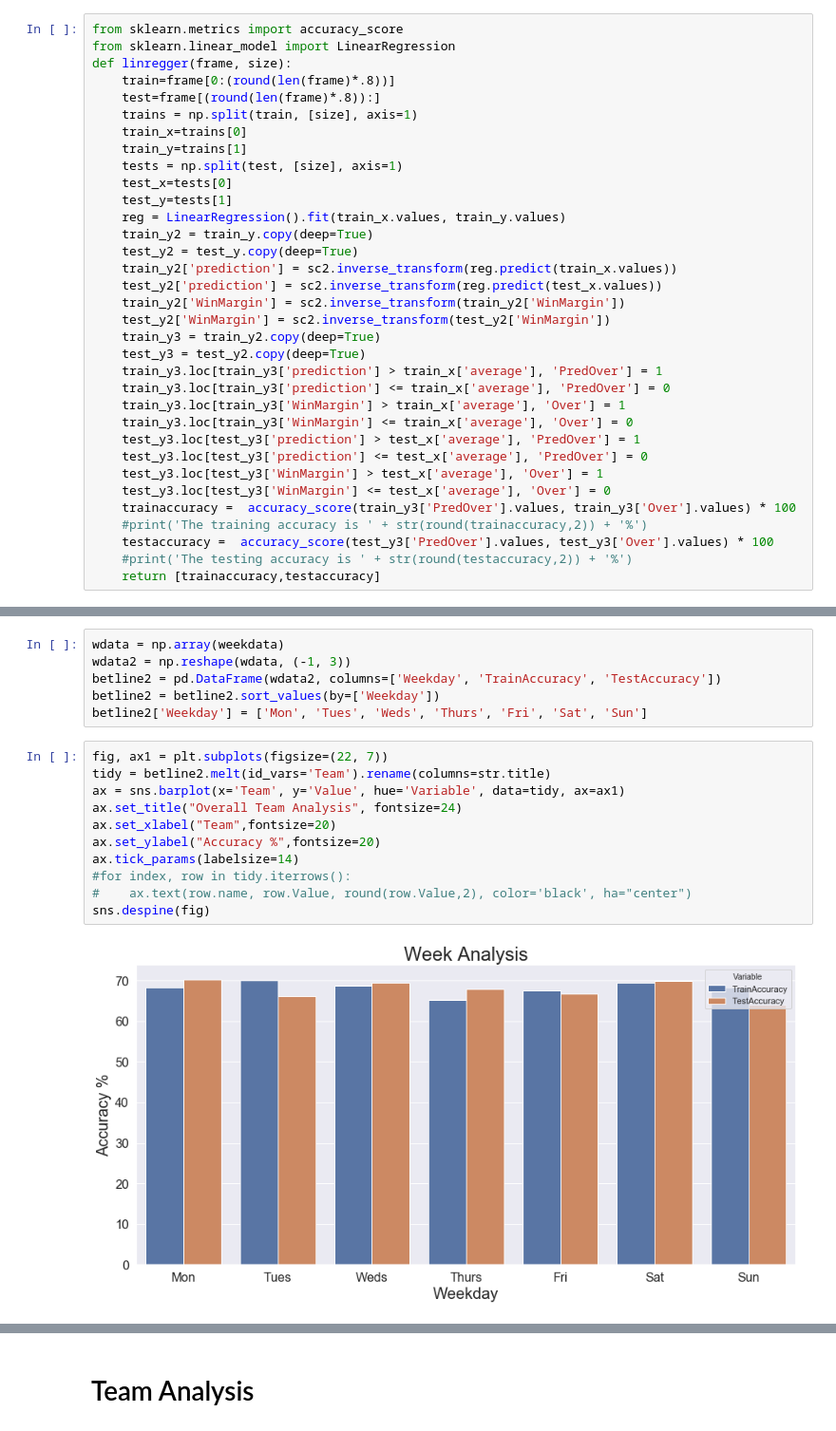
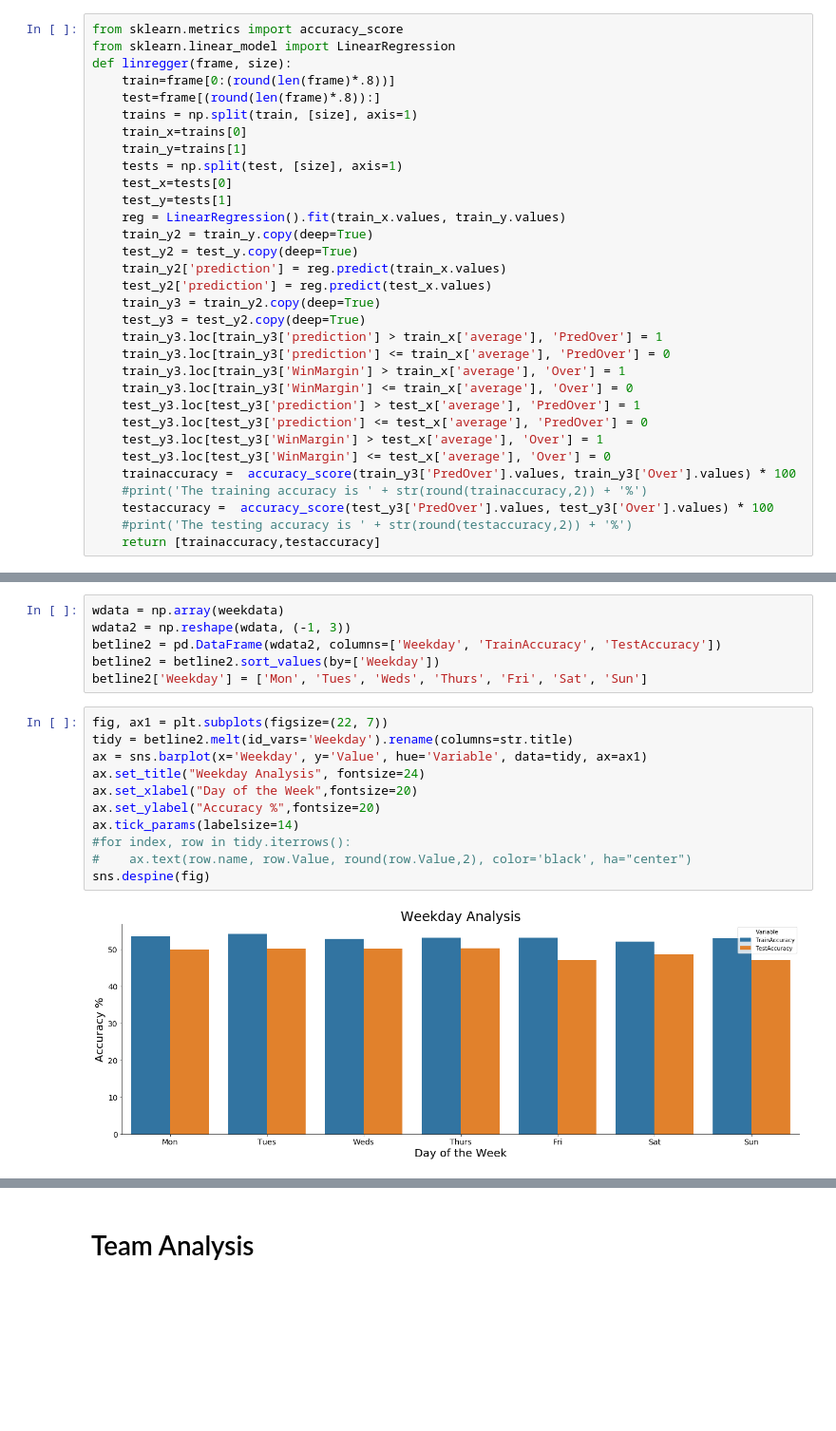
Before and after one commit to SidTheKid007/NBA-Gambling, a Jupyter notebook: Betting Recommendation Analysis.ipynb, the cells around one changed output, grey strips where cells are left out. Shown at 95% size. Saved outputs shown, nothing was run; the diff lists cells and outputs as text; blank space fills up the shorter version.

```diff
--- a/Betting Recommendation Analysis.ipynb
+++ b/Betting Recommendation Analysis.ipynb
@@ -108,10 +101,8 @@ def linregger(frame, size):
     reg = LinearRegression().fit(train_x.values, train_y.values)
     train_y2 = train_y.copy(deep=True)
     test_y2 = test_y.copy(deep=True)
-    train_y2['prediction'] = sc2.inverse_transform(reg.predict(train_x.values))
-    test_y2['prediction'] = sc2.inverse_transform(reg.predict(test_x.values))
-    train_y2['WinMargin'] = sc2.inverse_transform(train_y2['WinMargin'])
-    test_y2['WinMargin'] = sc2.inverse_transform(test_y2['WinMargin'])
+    train_y2['prediction'] = reg.predict(train_x.values)
+    test_y2['prediction'] = reg.predict(test_x.values)
     train_y3 = train_y2.copy(deep=True)
     test_y3 = test_y2.copy(deep=True)
     train_y3.loc[train_y3['prediction'] > train_x['average'], 'PredOver'] = 1
@@ -183,14 +183,14 @@ betline2 = betline2.sort_values(by=['Weekday'])
 betline2['Weekday'] = ['Mon', 'Tues', 'Weds', 'Thurs', 'Fri', 'Sat', 'Sun']
 # %%
 fig, ax1 = plt.subplots(figsize=(22, 7))
-tidy = betline2.melt(id_vars='Team').rename(columns=str.title)
-ax = sns.barplot(x='Team', y='Value', hue='Variable', data=tidy, ax=ax1)
-ax.set_title("Overall Team Analysis", fontsize=24)
-ax.set_xlabel("Team",fontsize=20)
+tidy = betline2.melt(id_vars='Weekday').rename(columns=str.title)
+ax = sns.barplot(x='Weekday', y='Value', hue='Variable', data=tidy, ax=ax1)
+ax.set_title("Weekday Analysis", fontsize=24)
+ax.set_xlabel("Day of the Week",fontsize=20)
 ax.set_ylabel("Accuracy %",fontsize=20)
 ax.tick_params(labelsize=14)
 #for index, row in tidy.iterrows():
 #    ax.text(row.name, row.Value, round(row.Value,2), color='black', ha="center")
 sns.despine(fig)
 # %% [output]
-[figure, old version]
+[figure, new version]
```
Also changed, not shown: parts of 17 cells of this notebook.
